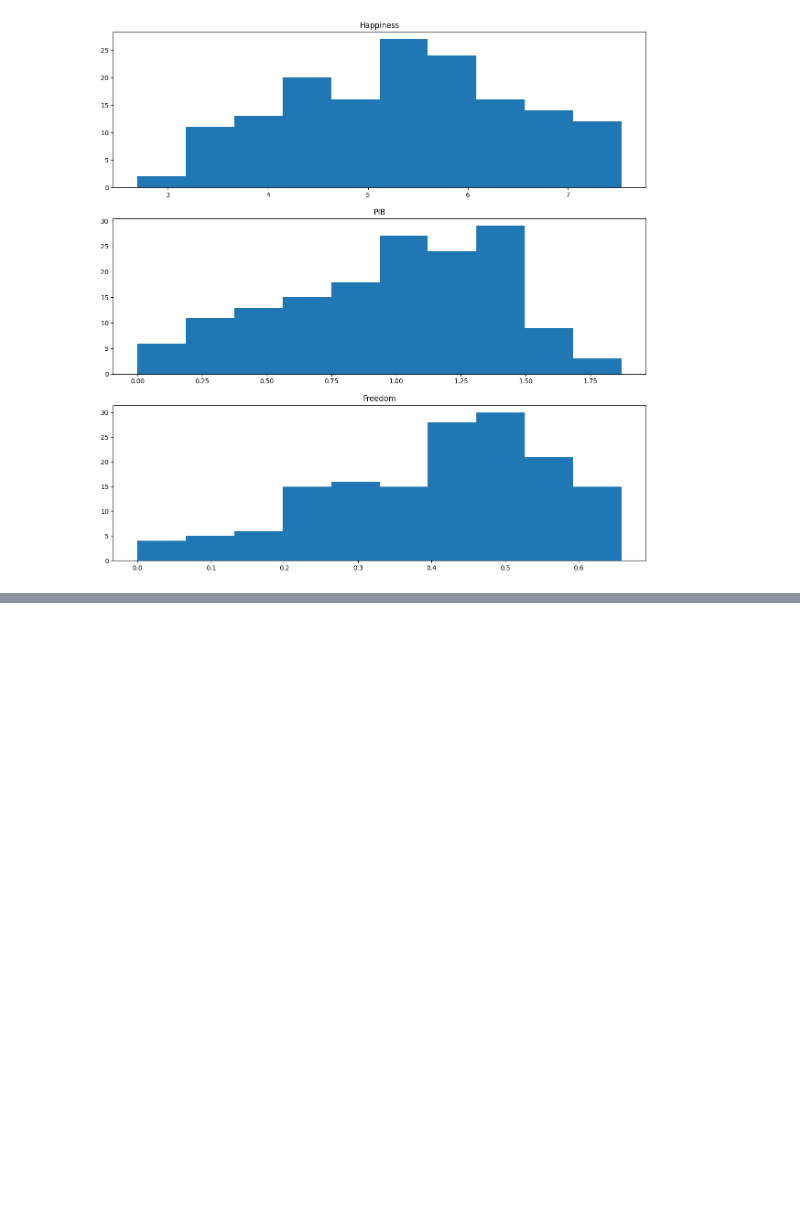
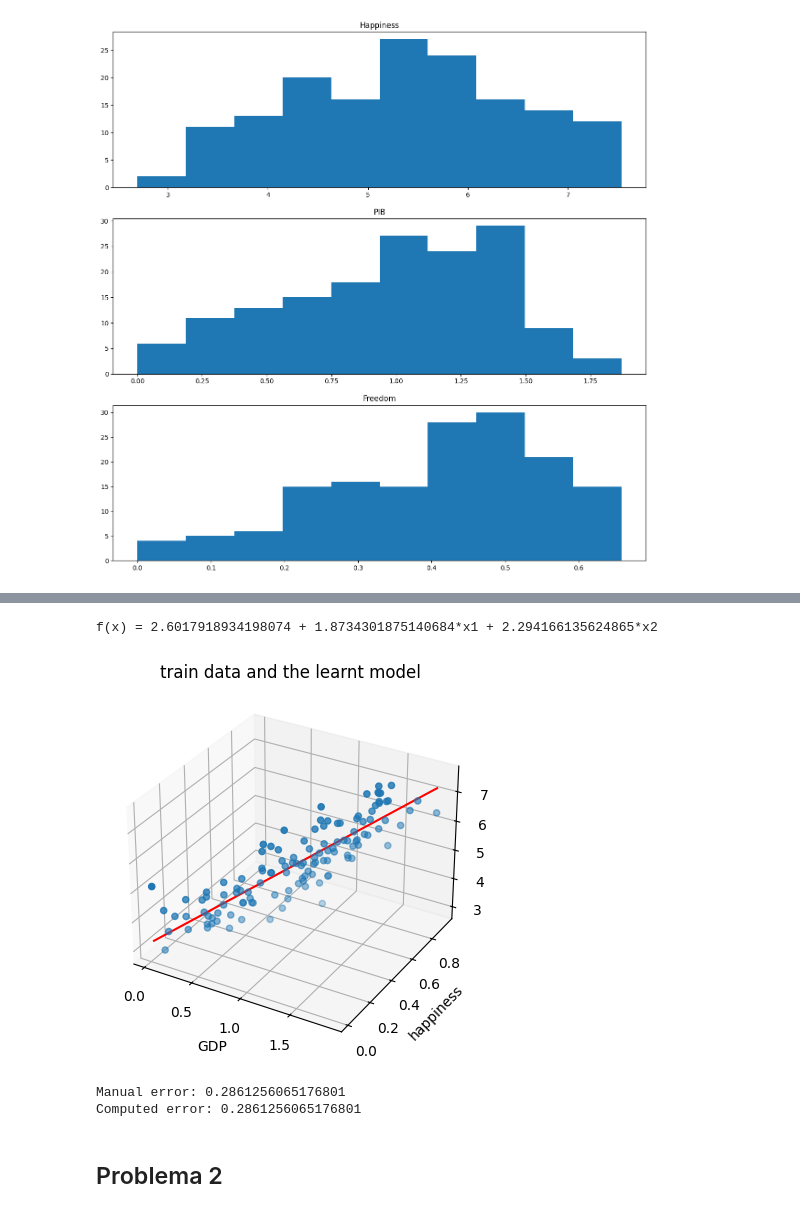
Before and after one commit to Vasile07/AI, a Jupyter notebook: Regresion - Laborator 5/HappinessAndPIBAndFreedom.ipynb, the cells around one changed output, grey strips where cells are left out. Cells and saved outputs as stored; diff of their text form; code cells hidden in the pictures; blank space fills up the shorter version.

```diff
--- a/Regresion - Laborator 5/HappinessAndPIBAndFreedom.ipynb
+++ b/Regresion - Laborator 5/HappinessAndPIBAndFreedom.ipynb
@@ -34,0 +66,37 @@ def plotData(df_world_happiness):
+# %%
+def getRegressor(df_world_happiness):
+    trainingInputSet, trainingOutputSet, _, _ = getTrainingAndValidationSets(df_world_happiness)
+    xx = [el for el in trainingInputSet]
+
+    regressor = linear_model.LinearRegression()
+    regressor.fit(xx, trainingOutputSet)
+
+    return regressor
+# %%
+def plotRegressor(df_world_happiness):
+
+    trainingInputSet, trainingOutputSet, _, _ = getTrainingAndValidationSets(df_world_happiness)
+    regressor = getRegressor(df_world_happiness)
+    w0, w1, w2 = regressor.intercept_, regressor.coef_[0], regressor.coef_[1]
+    noOfPoints = 1000
+    xref = []
+    gdp = [point[0] for point in trainingInputSet]
+    freedom = [point[1] for point in trainingInputSet]
+    valGDP = min(gdp)
+    valFreedom = min(freedom)
+    stepGDP = (max(gdp) - min(gdp)) / noOfPoints
+    stepFreedom = (max(freedom) - min(freedom)) / noOfPoints
+    for _ in range(1, noOfPoints):
+        xref.append((valGDP,valFreedom))
+        valGDP += stepGDP
+        valFreedom += stepFreedom
+    yref = [w0 + w1 * el[0] + w2 * el[1] for el in xref]
+
+    axes  = plt.figure().add_subplot(projection='3d')
+
+    axes.scatter(gdp,freedom,trainingOutputSet)
+    axes.plot([x[0] for x in xref],[x[1] for x in xref], yref,'red')                  #model is plotted by a blue line
+    axes.set_title('train data and the learnt model')
+    axes.set_xlabel('GDP')
+    axes.set_ylabel('happiness')
+    plt.show()
@@ -47,0 +133,20 @@ plotData(world_happiness)
+# %%
+regresor = getRegressor(world_happiness)
+w0, w1, w2 = regresor.intercept_, regresor.coef_[0], regresor.coef_[1]
+
+print("f(x) = {} + {}*x1 + {}*x2".format(w0,w1,w2))
+# %% [output]
+f(x) = 2.6017918934198074 + 1.8734301875140684*x1 + 2.294166135624865*x2
+# %%
+plotRegressor(world_happiness)
+# %% [output]
+[figure, added]
+# %%
+mErr, cErr = getErrors(world_happiness)
+
+print("Manual error: {}\nComputed error: {}".format(mErr,cErr))
+# %% [output]
+Manual error: 0.2861256065176801
+Computed error: 0.2861256065176801
+# %% [markdown]
+## Problema 2
```
Also changed, not shown: parts of 20 cells of this notebook, 1 other file.
